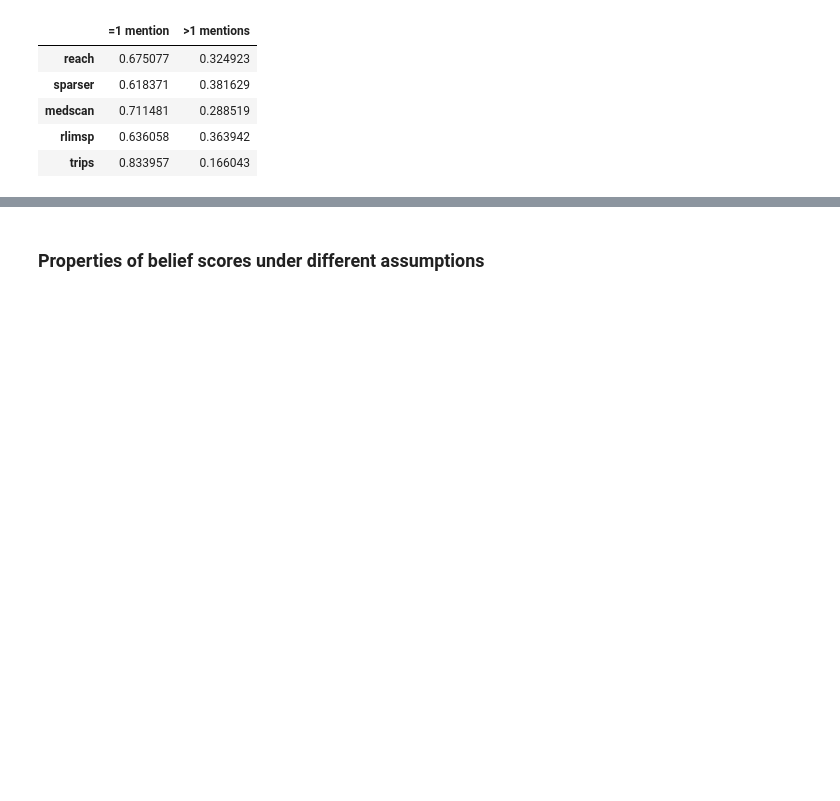
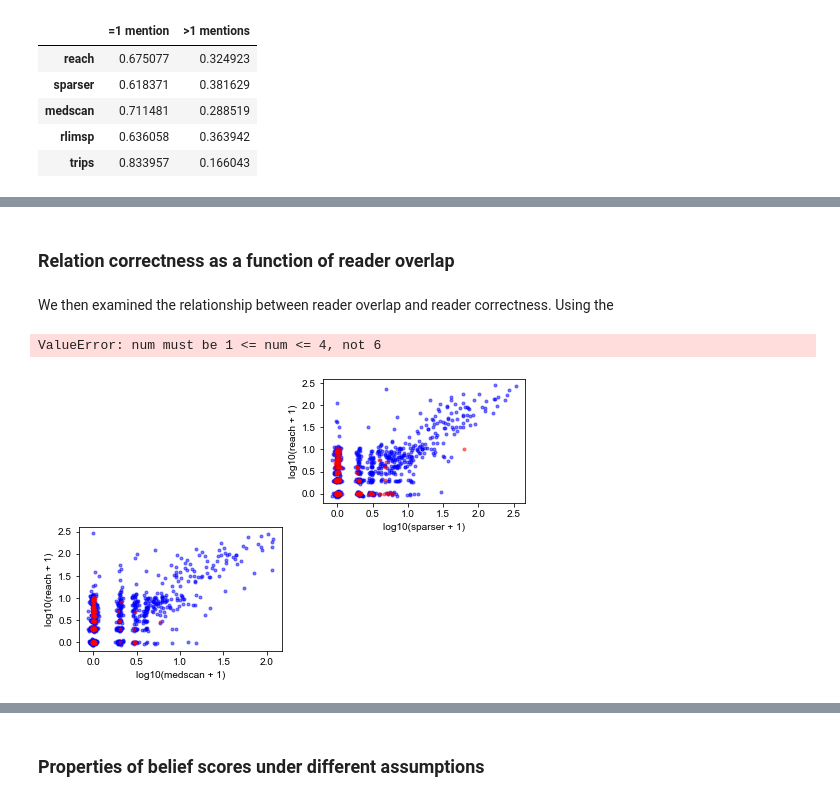
Before and after one commit to sorgerlab/indra_assembly_paper, a Jupyter notebook: notebooks/Belief Prediction.ipynb, the cells around one changed output, grey strips where cells are left out. Saved outputs shown, nothing was run; the diff lists cells and outputs as text; code cells hidden in the pictures; blank space fills up the shorter version.

Commit message:
Finish relation correlation section

```diff
--- a/notebooks/Belief Prediction.ipynb
+++ b/notebooks/Belief Prediction.ipynb
@@ -372 +396,37 @@ one_or_more_mentions(reader_counts, reader_list)
+# %% [markdown]
+### Relation correctness as a function of reader overlap
+# %% [markdown]
+We then examined the relationship between reader overlap and reader correctness. Using the
+# %%
+def plot_overlap_correctness(count_df, readers):
+    r_pairs = list(itertools.product(readers, readers))
+    plotted = set()
+    plt.figure(figsize=(8, 5))
+    n_rows = len(readers) - 1
+    n_cols = len(readers) - 1
+    for i, (reader1, reader2) in enumerate(r_pairs):
+        fs_readers = frozenset((reader1, reader2))
+        if reader1 == reader2 or fs_readers in plotted:
+            continue
+        plotted.add(fs_readers)
+        plt.subplot(n_rows, n_cols, i+1)
+        incorr = count_df[count_df['correct'] == 0]
+        corr = count_df[count_df['correct'] == 1]
+        for df, color, label in ((corr, 'blue', 'Correct'),
+                                 (incorr, 'red', 'Incorrect')):
+            r1_counts = np.log10(df[reader1] + 1)
+            r2_counts = np.log10(df[reader2] + 1)
+            plt.plot(rand_jitter(r2_counts),
+                     rand_jitter(r1_counts), linestyle='', marker='.',
+                     color=color, alpha=0.5, label=label)
+        plt.xlabel(f'log10({reader2} + 1)')
+        plt.ylabel(f'log10({reader1} + 1)')
+    #plt.legend(loc='upper left')
+    plt.tight_layout()
+    plt.show()
+
+plot_overlap_correctness(kge_df, ['reach', 'sparser', 'medscan'])
+# %% [output]
+ValueError: num must be 1 <= num <= 4, not 6
+[figure, added]
 # %%
```
Also changed, not shown: parts of 7 cells of this notebook.
